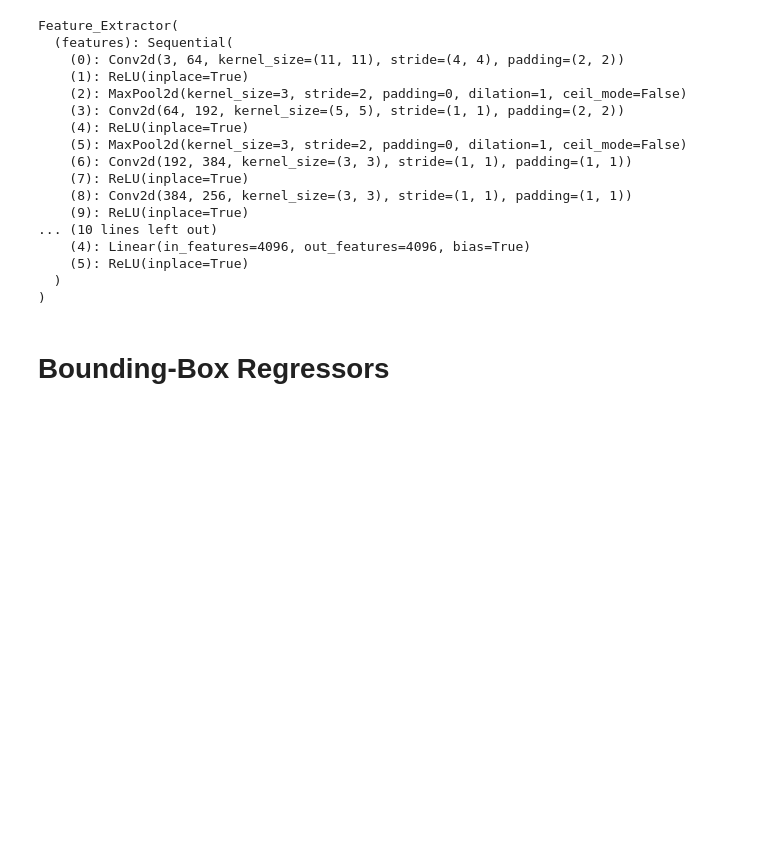
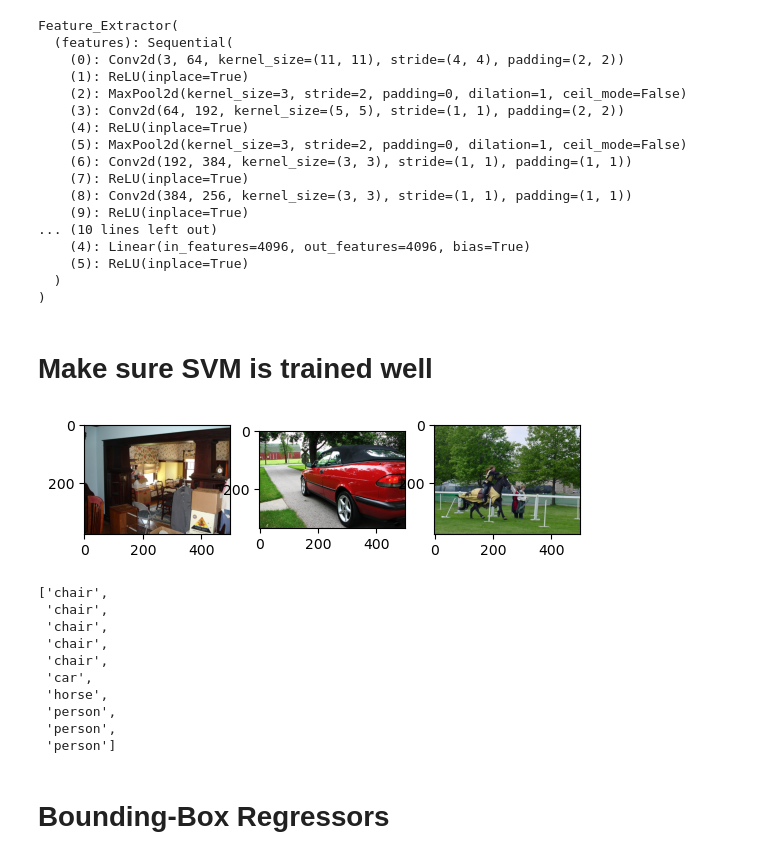
Before and after one commit to h383kim/R-CNN, a Jupyter notebook: CustomDataset+FineTuning.ipynb, the cells around one changed output. Saved outputs shown, nothing was run; the diff lists cells and outputs as text; code cells hidden in the pictures; blank space fills up the shorter version.

```diff
--- a/CustomDataset+FineTuning.ipynb
+++ b/CustomDataset+FineTuning.ipynb
@@ -620,3 +594,48 @@ def predict_svm(svm_classifiers, test_features):
+# %%
+def predict_svm(svm_classifiers, test_features):
+    scores=[]
+    for class_id, svm_classifier in svm_classifiers.items():
+        class_score = svm_classifier.decision_function(test_features)
+        scores.append(class_score)
+
+    scores = np.array(scores)
+    predicted_labels = np.argmax(scores, axis=0)
+    return predicted_labels, scores
+
+def interpret(labels):
+    return [VOC_CLASSES[i] for i in labels]
+# %% [markdown]
+# Make sure SVM is trained well
+# %%
+IMG_LIST = [os.path.join(IMG_PATH, file) for file in sorted(os.listdir(IMG_PATH)) if not file.startswith('.')]
+ANNO_LIST = [os.path.join(ANNO_PATH, file) for file in sorted(os.listdir(ANNO_PATH)) if not file.startswith('.')]
+
+fig, axes = plt.subplots(1, 3)
+for i in range(3):
+    img = plt.imread(IMG_LIST[i])
+    axes[i].imshow(img)
+plt.show()
+
+"""
+Rember svm_classifier.decision_function() Takes in 2d array.
+Thus, when you input one image, you should make sure to resize it into 2d
+i.e features.reshape(1, -1)
+"""
+#predict_svm(svm_classifiers, Features[0].reshape(1, 4096))
+#predict_svm(svm_classifiers, Features[0:2])[1]
+interpret(predict_svm(svm_classifiers, Features[0:10])[0])
+# %% [output]
+[figure, added]
+['chair',
+ 'chair',
+ 'chair',
+ 'chair',
+ 'chair',
+ 'car',
+ 'horse',
+ 'person',
+ 'person',
+ 'person']
 # %% [markdown]
 # Bounding-Box Regressors
 # %%
```
Also changed, not shown: parts of 27 cells of this notebook.
